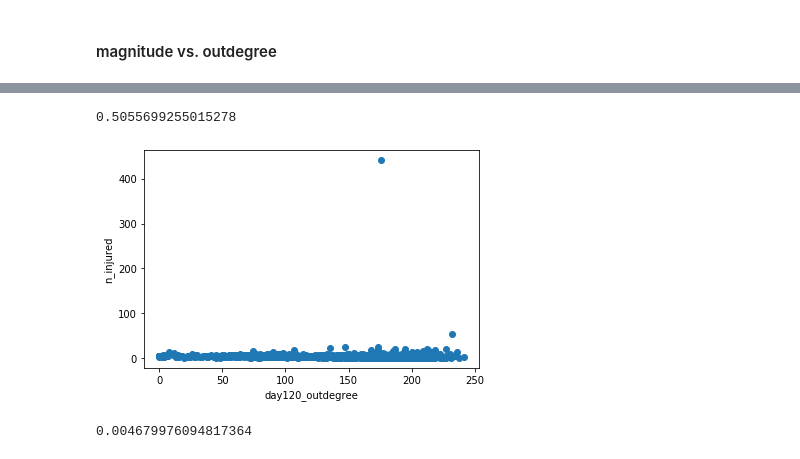
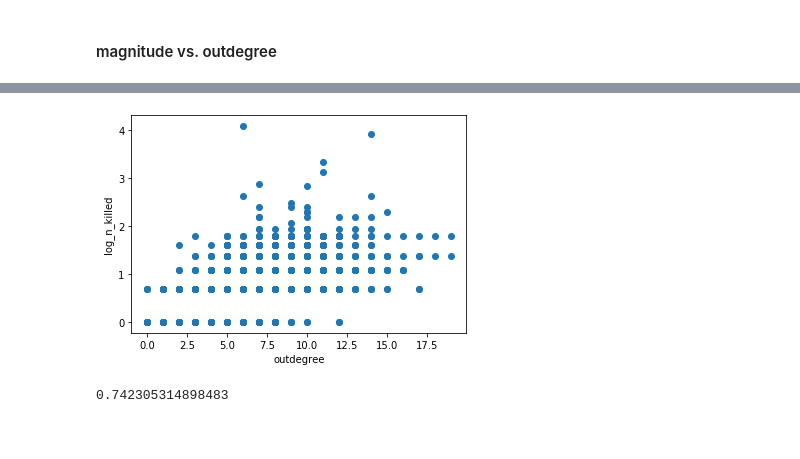
Before and after one commit to KH-K/mass-shooting, a Jupyter notebook: working_folder/8corr.ipynb, the cells around one changed output, grey strips where cells are left out. Saved outputs shown, nothing was run; the diff lists cells and outputs as text; code cells hidden in the pictures.

```diff
--- a/working_folder/8corr.ipynb
+++ b/working_folder/8corr.ipynb
@@ -675,21 +72,0 @@ print(dat['n_injured'].corr(dat['day90_outdegree']))
-# %%
-G9 = nx.read_gexf("graph/G9.gexf")
-dat['day120_indegree'] = None
-
-G9_inDgr = []
-
-for i in list(G9.nodes()):
-    G9_inDegree = G9.in_degree(i)
-    G9_inDgr.append(G9_inDegree)
-
-dat['day120_indegree'] = G9_inDgr
-
-dat['day120_outdegree'] = None
-
-G9_outDgr = []
-
-for i in list(G9.nodes()):
-    G9_outDegree = G9.out_degree(i)
-    G9_outDgr.append(G9_outDegree)
-
-dat['day120_outdegree'] = G9_outDgr
@@ -739,15 +73,11 @@ plt.show()
-# %%
-print(dat['n_killed'].corr(dat['day120_outdegree']))
-# %% [output]
-0.5055699255015278
-# %%
-plt.scatter(dat['day120_outdegree'], dat['n_injured'])
-plt.xlabel('day120_outdegree')
-plt.ylabel('n_injured')
-plt.show()
-# %% [output]
-[figure, removed]
-# %%
-print(dat['n_injured'].corr(dat['day120_outdegree']))
-# %% [output]
-0.004679976094817364
+# %%
+plt.scatter(dat['outdegree'], dat['log_n_killed'])
+plt.xlabel('outdegree')
+plt.ylabel('log_n_killed')
+plt.show()
+# %% [output]
+[figure, added]
+# %%
+print(dat['log_n_killed'].corr(dat['outdegree']))
+# %% [output]
+0.742305314898483
```
Also changed, not shown: parts of 114 cells of this notebook, 25 other files.
